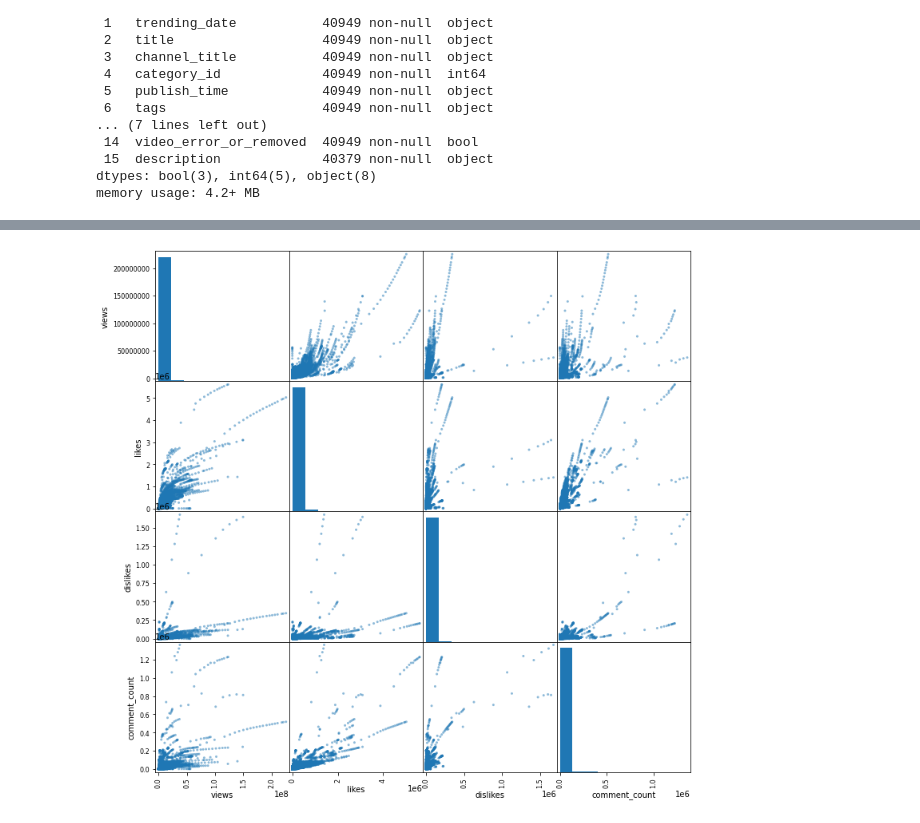
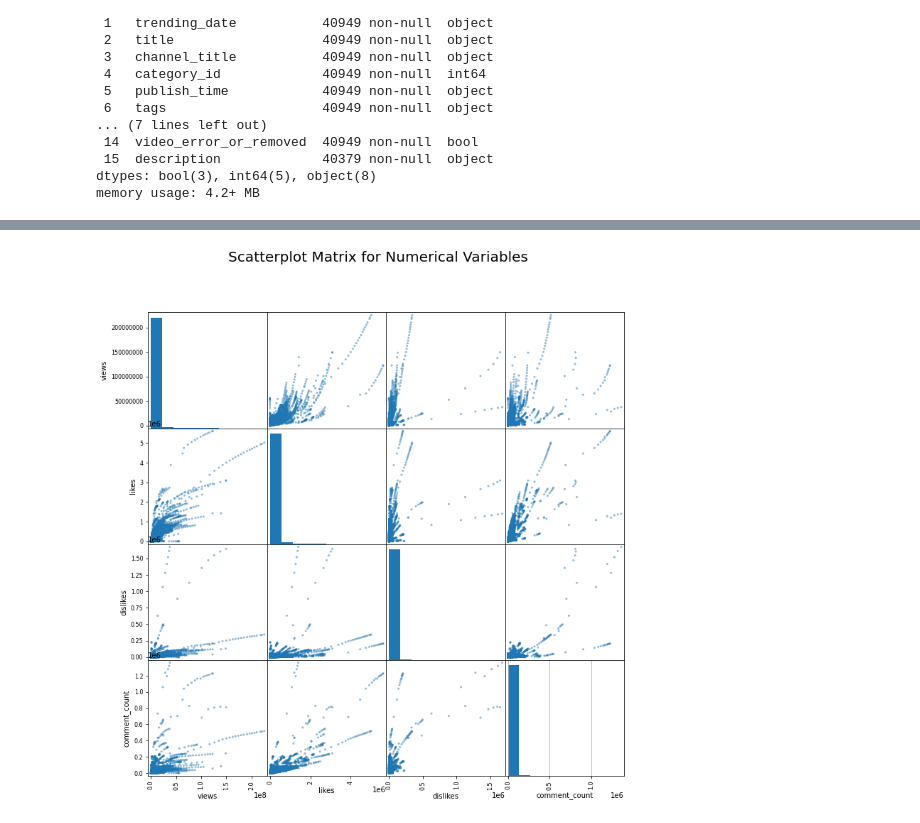
Before and after one commit to Chrisxu-99/RetrospectiveAnalysis, a Jupyter notebook: RetrospectiveAnalysis.ipynb, the cells around one changed output, grey strips where cells are left out. Drawn from its saved outputs; the diff is of its cells as text; code cells hidden in the pictures.

```diff
--- a/RetrospectiveAnalysis.ipynb
+++ b/RetrospectiveAnalysis.ipynb
@@ -14,8 +19,8 @@ import numpy as np
 import matplotlib.pyplot as plt
 import seaborn as sns
 # %%
-# We import the dataset and display the dirst five rows to visually examine it
-df = pd.read_csv("USvideos.csv")
+# We import the dataset and display the first five rows to visually examine it
+df = pd.read_csv("https://github.com/Chrisxu-99/RetrospectiveAnalysis/blob/main/USvideos.csv?raw=true")
 df.head()
 # %% [output]
 |  | video_id | trending_date | title | channel_title | category_id | publish_time | tags | views | likes | ... |
@@ -48,6 +56,8 @@ memory usage: 4.2+ MB
 # %%
 # Visualize each numerical factor and have a quick look at their distributions and correlations
 pd.plotting.scatter_matrix(df[['views','likes','dislikes','comment_count']],figsize=(12,12))
+plt.suptitle('Scatterplot Matrix for Numerical Variables', fontsize=20)
+plt.grid()
 plt.show()
 # %% [output]
-[figure, old version]
+[figure, new version]
```
Also changed, not shown: parts of 22 cells of this notebook.
